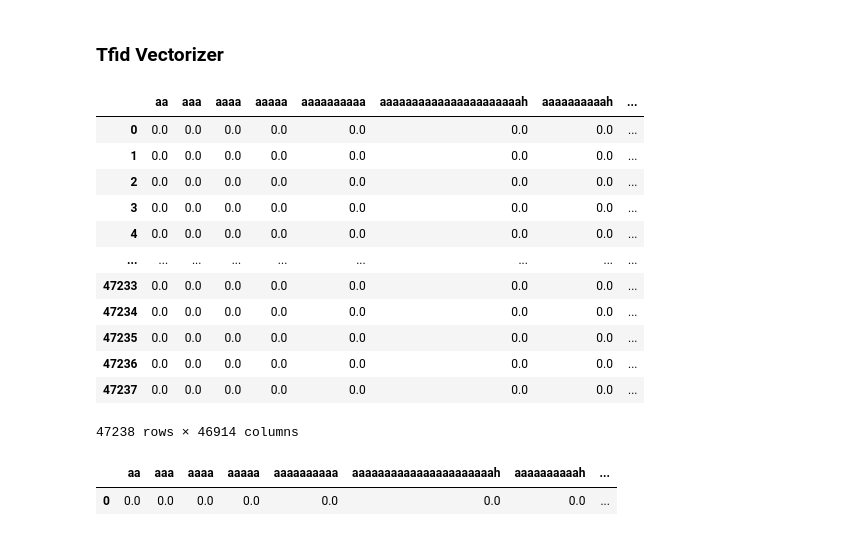
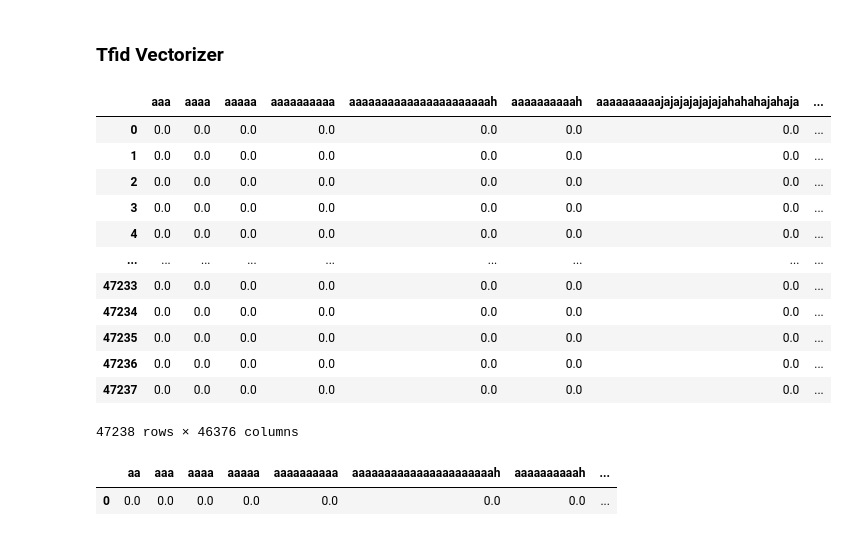
Before and after one commit to Poopa404/se482_nlp_cyberbully, a Jupyter notebook: feature_extract.ipynb, the cells around one changed output. Drawn from its saved outputs; the diff is of its cells as text; code cells hidden in the pictures.

```diff
--- a/feature_extract.ipynb
+++ b/feature_extract.ipynb
@@ -8,15 +14,32 @@ import pickle
 # %%
 cleaned_df = pd.read_csv('resources/cleaned_tweets.csv')
+# %%
+def clean_text(text):
+    ps = PorterStemmer()
+    t = text
+    t = re.sub(r'[^a-zA-Z]', ' ', t)
+    t = re.sub(r'\s+', ' ', t)
+    t = t.lower()
+    t = t.strip()
+    t = word_tokenize(t)
+    stop_dict = set(stopwords.words('English'))
+    t = list(OrderedSet(t) - stop_dict)
+    t = [word for word in t if len(word)>2]
+    t = [ps.stem(w) for w in t]
+    t = ' '.join(t)
+
+    return t
 # %% [markdown]
 ### Tfid Vectorizer
 # %%
-tf_idf_vectorizer = TfidfVectorizer(ngram_range=(1,1))
+tf_idf_vectorizer = TfidfVectorizer(ngram_range=(1,1), preprocessor=clean_text)
 tf_idf_vectorizer.fit(cleaned_df['cleaned_text'])
 tf_idf_df = tf_idf_vectorizer.transform(cleaned_df['cleaned_text'])
+# tf_idf_df = pd.DataFrame.sparse.from_spmatrix(tf_idf_df,columns=tf_idf_vectorizer.get_feature_names_out())
 tf_idf_df = pd.DataFrame(tf_idf_df.toarray(),columns=tf_idf_vectorizer.get_feature_names_out())
 tf_idf_df
 # %% [output]
-|  | aa | aaa | aaaa | aaaaa | aaaaaaaaaa | aaaaaaaaaaaaaaaaaaaaaah | aaaaaaaaaah | ... |
+|  | aaa | aaaa | aaaaa | aaaaaaaaaa | aaaaaaaaaaaaaaaaaaaaaah | aaaaaaaaaah | aaaaaaaaaajajajajajajajahahahajahaja | ... |
 | 0 | 0.0 | 0.0 | 0.0 | 0.0 | 0.0 | 0.0 | 0.0 | ... |
 | 1 | 0.0 | 0.0 | 0.0 | 0.0 | 0.0 | 0.0 | 0.0 | ... |
 | 2 | 0.0 | 0.0 | 0.0 | 0.0 | 0.0 | 0.0 | 0.0 | ... |
@@ -28,7 +51,7 @@ tf_idf_df
 | 47235 | 0.0 | 0.0 | 0.0 | 0.0 | 0.0 | 0.0 | 0.0 | ... |
 | 47236 | 0.0 | 0.0 | 0.0 | 0.0 | 0.0 | 0.0 | 0.0 | ... |
 | 47237 | 0.0 | 0.0 | 0.0 | 0.0 | 0.0 | 0.0 | 0.0 | ... |
-47238 rows × 46914 columns
+47238 rows × 46376 columns
 # %%
 pd.DataFrame(tf_idf_vectorizer.transform(['test the thingy']).toarray(),columns=tf_idf_vectorizer.get_feature_names_out())
 # %% [output]
```
Also changed, not shown: parts of 4 cells of this notebook, 7 other files.
